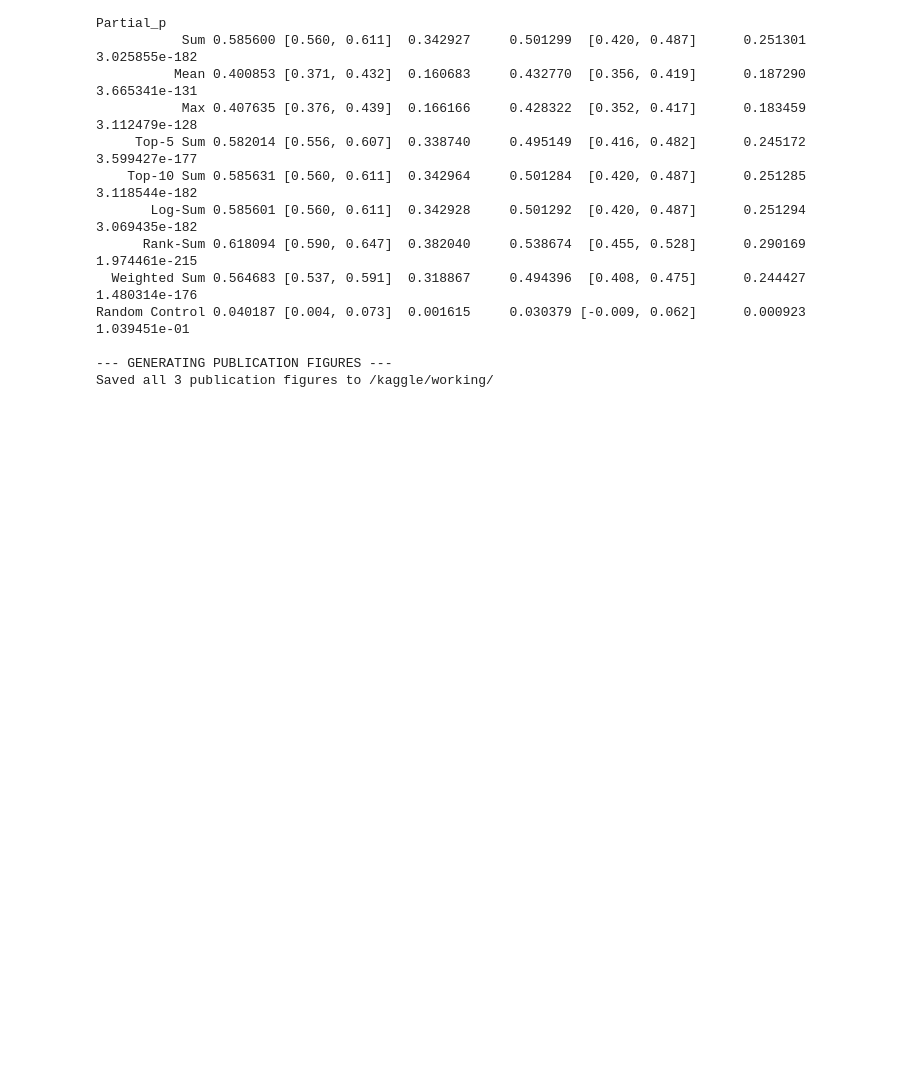
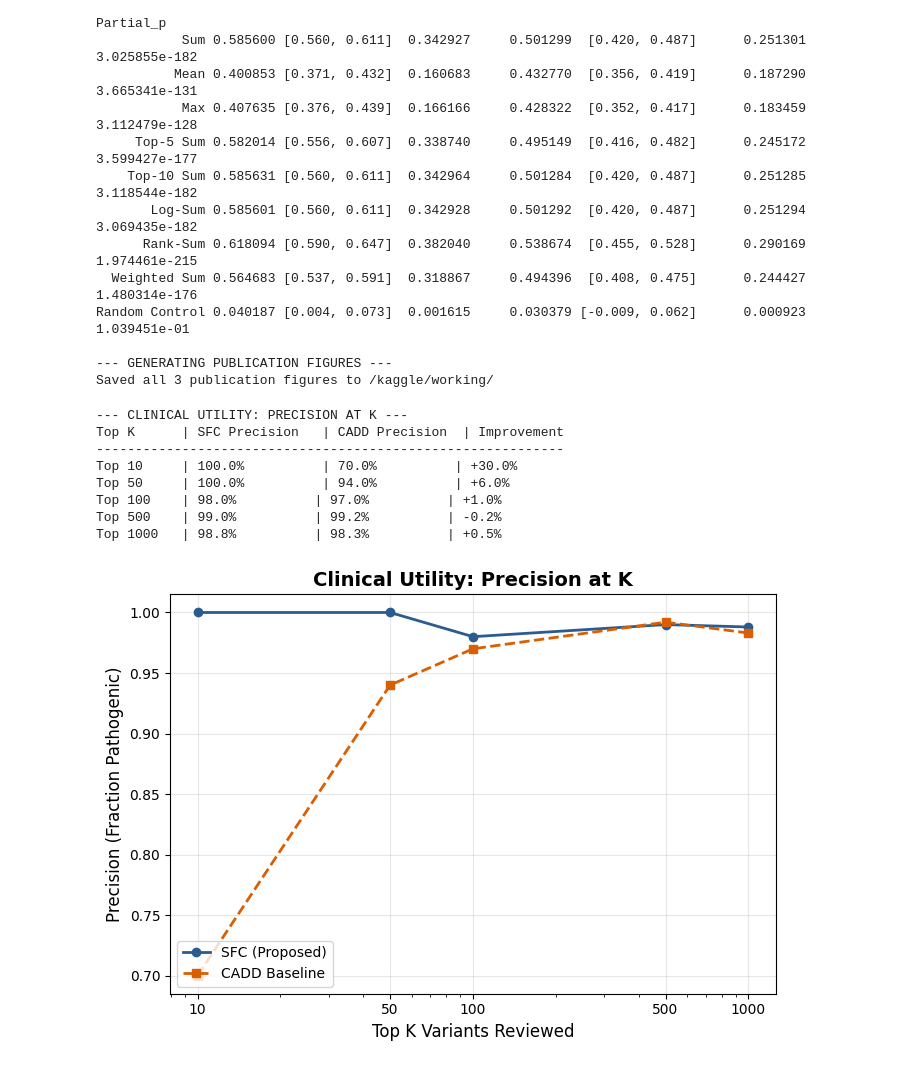
Before and after one commit to Tumpa983/ASD-Variant-Polarization-SFC, a Jupyter notebook: sfc-master-pipeline.ipynb, the cells around one changed output. Saved outputs shown, nothing was run; the diff lists cells and outputs as text; code cells hidden in the pictures; blank space fills up the shorter version.

```diff
--- a/sfc-master-pipeline.ipynb
+++ b/sfc-master-pipeline.ipynb
@@ -547,3 +547,63 @@ Random Control 0.040187 [0.004, 0.073]  0.001615     0.030379 [-0.009, 0.062]
 
 --- GENERATING PUBLICATION FIGURES ---
 Saved all 3 publication figures to /kaggle/working/
+# %%
+import pandas as pd
+import numpy as np
+import matplotlib.pyplot as plt
+
+print("--- CLINICAL UTILITY: PRECISION AT K ---")
+
+# Sort the validation set by SFC and by CADD
+df_sfc = df_val.sort_values('SFC_Score', ascending=False).reset_index(drop=True)
+df_cadd = df_val.sort_values('CADD13_phred', ascending=False).reset_index(drop=True)
+
+# Define the K thresholds (top 10, 50, 100, 500, 1000)
+k_values = [10, 50, 100, 500, 1000]
+
+# Calculate precision (fraction of true positives) in the top K
+p_at_k_sfc = []
+p_at_k_cadd = []
+
+for k in k_values:
+    # SFC Precision at K
+    precision_sfc = df_sfc.head(k)['target'].mean()
+    p_at_k_sfc.append(precision_sfc)
+
+    # CADD Precision at K
+    precision_cadd = df_cadd.head(k)['target'].mean()
+    p_at_k_cadd.append(precision_cadd)
+
+# Print the results
+print(f"{'Top K':<10} | {'SFC Precision':<15} | {'CADD Precision':<15} | {'Improvement':<10}")
+print("-" * 60)
+for i, k in enumerate(k_values):
+    sfc = p_at_k_sfc[i]
+    cadd = p_at_k_cadd[i]
+    imp = sfc - cadd
+    print(f"Top {k:<6} | {sfc:.1%} {'':<8} | {cadd:.1%} {'':<8} | {imp:+.1%}")
+
+# --- PLOT IT ---
+plt.figure(figsize=(7, 5))
+plt.plot(k_values, p_at_k_sfc, marker='o', linewidth=2, label='SFC (Proposed)', color='#2b5c8f')
+plt.plot(k_values, p_at_k_cadd, marker='s', linewidth=2, label='CADD Baseline', color='#d95f02', linestyle='--')
+plt.xscale('log')
+plt.xlabel('Top K Variants Reviewed', fontsize=12)
+plt.ylabel('Precision (Fraction Pathogenic)', fontsize=12)
+plt.title('Clinical Utility: Precision at K', fontsize=14, fontweight='bold')
+plt.xticks(k_values, labels=[str(k) for k in k_values])
+plt.grid(alpha=0.3)
+plt.legend(loc='lower left')
+plt.tight_layout()
+plt.savefig('/kaggle/working/Precision_at_K.png', dpi=300)
+plt.show()
+# %% [output]
+--- CLINICAL UTILITY: PRECISION AT K ---
+Top K      | SFC Precision   | CADD Precision  | Improvement
+------------------------------------------------------------
+Top 10     | 100.0%          | 70.0%          | +30.0%
+Top 50     | 100.0%          | 94.0%          | +6.0%
+Top 100    | 98.0%          | 97.0%          | +1.0%
+Top 500    | 99.0%          | 99.2%          | -0.2%
+Top 1000   | 98.8%          | 98.3%          | +0.5%
+[figure, added]
```
Also changed, not shown: parts of 2 cells of this notebook.
